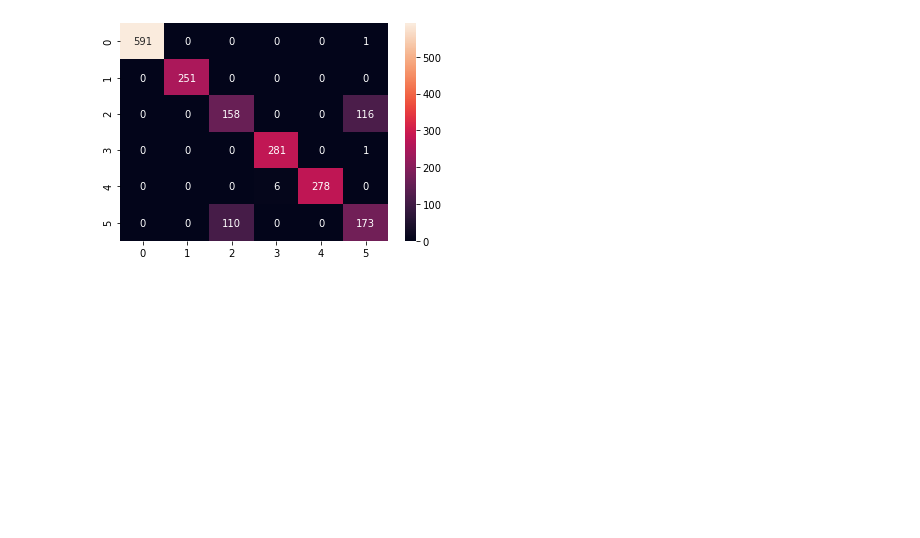
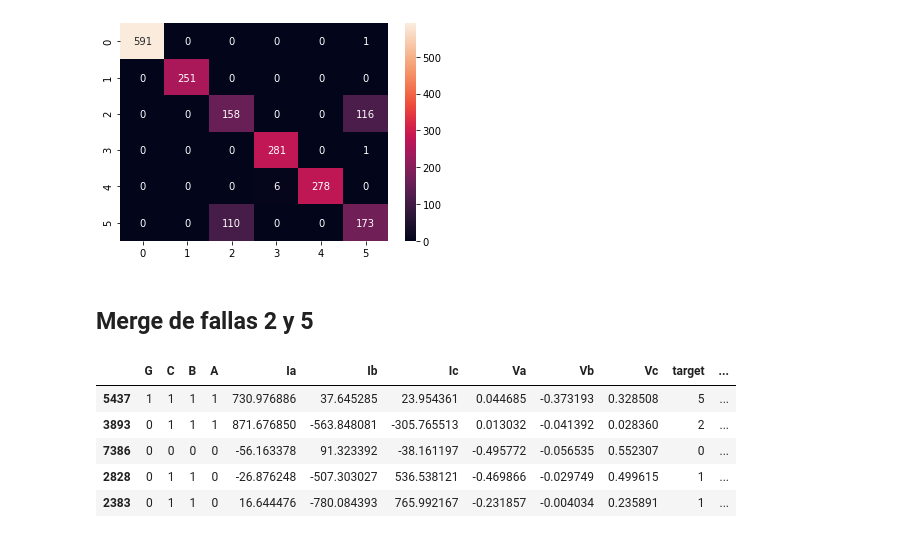
Before and after one commit to LeandroNardi96/Clasificacion_fallas_electricas_multiclass, a Jupyter notebook: Electrical_fault_multiclass.ipynb, the cells around one changed output. Cells and saved outputs as stored; diff of their text form; code cells hidden in the pictures; blank space fills up the shorter version.

```diff
--- a/Electrical_fault_multiclass.ipynb
+++ b/Electrical_fault_multiclass.ipynb
@@ -366,3 +366,51 @@ sns.heatmap(confusion, annot=True,fmt='d')
 # %% [output]
 <AxesSubplot:>
 [figure]
+# %% [markdown]
+## Merge de fallas 2 y 5
+# %%
+def clasifier_fault_unification(data):
+    target = []
+    for i in range(0,len(data)):
+        c = data.iloc[i:int(i+1)].to_numpy().flatten()
+        if c[0] == 0 and c[1] == 0 and c[2]==0 and c[3]==0:
+            target.append(0)
+        elif c[0] == 0 and c[1] == 1 and c[2]==1 and c[3]==0:
+             target.append(1)
+        elif c[0] == 0 and c[1] == 1 and c[2]==1 and c[3]==1:
+             target.append(2)
+        elif c[0] == 1 and c[1] == 0 and c[2]==0 and c[3]==1:
+             target.append(3)
+        elif c[0] == 1 and c[1] == 0 and c[2]==1 and c[3]==1:
+             target.append(4)
+        elif c[0] == 1 and c[1] == 1 and c[2]==1 and c[3]==1:
+             target.append(2)
+    return target
+# %%
+def falla_unificacion(data):
+    target = []
+    if data == 0:
+        target.append('No hay falla')
+    elif data == 1:
+        target.append('Falla entre fase A y fase B')
+    elif data == 2:
+        target.append('Falla Total')
+    elif data == 3:
+        target.append('Falla entre fase A y tierra')
+    elif data == 4:
+        target.append('Falla entre fase A,B y tierra')
+    return target
+# %%
+df_unif = data.loc[:,['G','C','B','A']]
+target_unif = clasifier_fault_unification(df_unif)
+data['target_unif'] = target_unif
+data['falla_unif'] = data.target_unif.apply(lambda x: falla_unificacion(x))
+data['falla_unif'] = data.falla_unif.apply(lambda x: x[0])
+data.sample(5)
+# %% [output]
+|  | G | C | B | A | Ia | Ib | Ic | Va | Vb | Vc | target | ... |
+| 5437 | 1 | 1 | 1 | 1 | 730.976886 | 37.645285 | 23.954361 | 0.044685 | -0.373193 | 0.328508 | 5 | ... |
+| 3893 | 0 | 1 | 1 | 1 | 871.676850 | -563.848081 | -305.765513 | 0.013032 | -0.041392 | 0.028360 | 2 | ... |
+| 7386 | 0 | 0 | 0 | 0 | -56.163378 | 91.323392 | -38.161197 | -0.495772 | -0.056535 | 0.552307 | 0 | ... |
+| 2828 | 0 | 1 | 1 | 0 | -26.876248 | -507.303027 | 536.538121 | -0.469866 | -0.029749 | 0.499615 | 1 | ... |
+| 2383 | 0 | 1 | 1 | 0 | 16.644476 | -780.084393 | 765.992167 | -0.231857 | -0.004034 | 0.235891 | 1 | ... |
```
Also changed, not shown: parts of 19 cells of this notebook.
